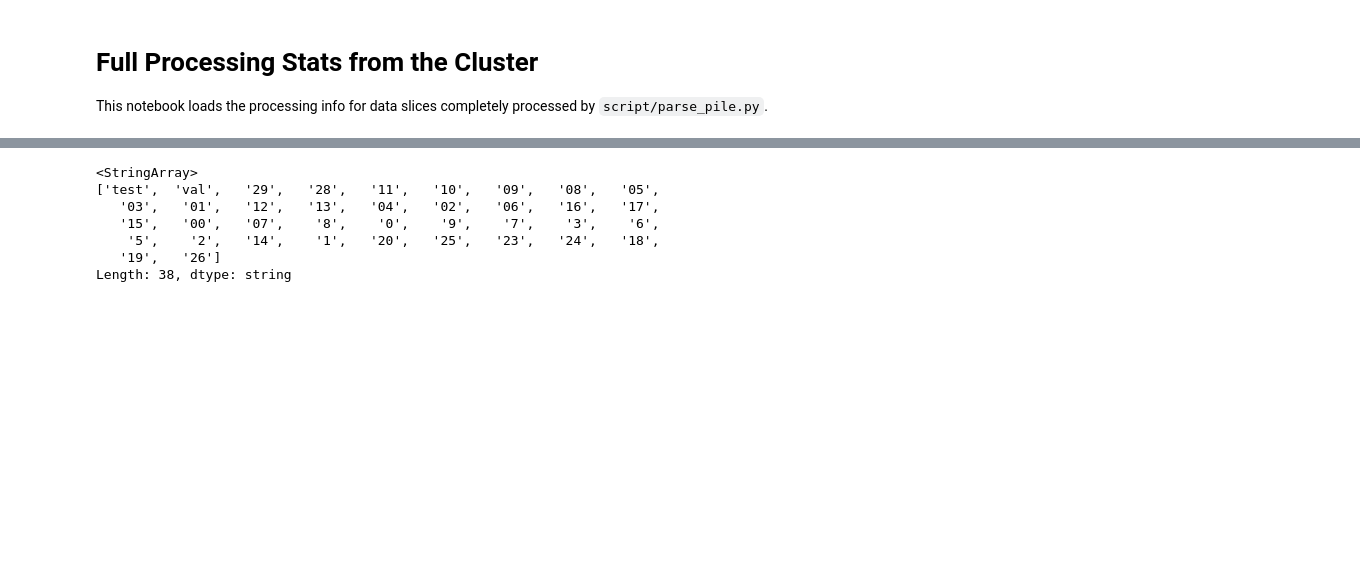
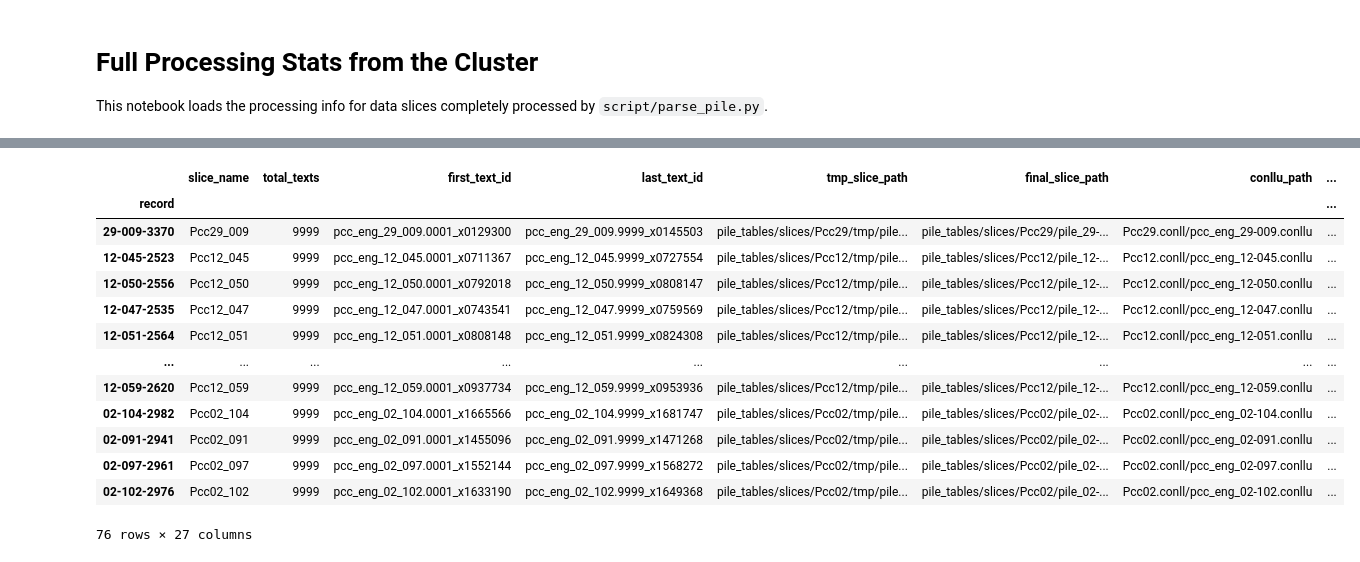
Before and after one commit to MatsRooth/puddin, a Jupyter notebook: notebooks/view_processing-index-csv.ipynb, the cells around one changed output, grey strips where cells are left out. Cells and saved outputs as stored; diff of their text form; code cells hidden in the pictures; blank space fills up the shorter version.

```diff
--- a/notebooks/view_processing-index-csv.ipynb
+++ b/notebooks/view_processing-index-csv.ipynb
@@ -54,10 +102,21 @@ Name: time, dtype: object
-# %%
-info.data_origin_group.unique()
-# %% [output]
-<StringArray>
-['test',  'val',   '29',   '28',   '11',   '10',   '09',   '08',   '05',
-   '03',   '01',   '12',   '13',   '04',   '02',   '06',   '16',   '17',
-   '15',   '00',   '07',    '8',    '0',    '9',    '7',    '3',    '6',
-    '5',    '2',   '14',    '1',   '20',   '25',   '23',   '24',   '18',
-   '19',   '26']
-Length: 38, dtype: string
+# %%
+sec_dstats = (info.seconds).describe()
+
+lower = sec_dstats[4] + (sec_dstats[4] - sec_dstats[5]) *1.5
+fast = info.loc[info.seconds < lower, :]
+fast.sort_values('seconds')
+# %% [output]
+|  | slice_name | total_texts | first_text_id | last_text_id | tmp_slice_path | final_slice_path | conllu_path | ... |
+| record |  |  |  |  |  |  |  | ... |
+| 29-009-3370 | Pcc29_009 | 9999 | pcc_eng_29_009.0001_x0129300 | pcc_eng_29_009.9999_x0145503 | pile_tables/slices/Pcc29/tmp/pile... | pile_tables/slices/Pcc29/pile_29-... | Pcc29.conll/pcc_eng_29-009.conllu | ... |
+| 12-045-2523 | Pcc12_045 | 9999 | pcc_eng_12_045.0001_x0711367 | pcc_eng_12_045.9999_x0727554 | pile_tables/slices/Pcc12/tmp/pile... | pile_tables/slices/Pcc12/pile_12-... | Pcc12.conll/pcc_eng_12-045.conllu | ... |
+| 12-050-2556 | Pcc12_050 | 9999 | pcc_eng_12_050.0001_x0792018 | pcc_eng_12_050.9999_x0808147 | pile_tables/slices/Pcc12/tmp/pile... | pile_tables/slices/Pcc12/pile_12-... | Pcc12.conll/pcc_eng_12-050.conllu | ... |
+| 12-047-2535 | Pcc12_047 | 9999 | pcc_eng_12_047.0001_x0743541 | pcc_eng_12_047.9999_x0759569 | pile_tables/slices/Pcc12/tmp/pile... | pile_tables/slices/Pcc12/pile_12-... | Pcc12.conll/pcc_eng_12-047.conllu | ... |
+| 12-051-2564 | Pcc12_051 | 9999 | pcc_eng_12_051.0001_x0808148 | pcc_eng_12_051.9999_x0824308 | pile_tables/slices/Pcc12/tmp/pile... | pile_tables/slices/Pcc12/pile_12-... | Pcc12.conll/pcc_eng_12-051.conllu | ... |
+| ... | ... | ... | ... | ... | ... | ... | ... | ... |
+| 12-059-2620 | Pcc12_059 | 9999 | pcc_eng_12_059.0001_x0937734 | pcc_eng_12_059.9999_x0953936 | pile_tables/slices/Pcc12/tmp/pile... | pile_tables/slices/Pcc12/pile_12-... | Pcc12.conll/pcc_eng_12-059.conllu | ... |
+| 02-104-2982 | Pcc02_104 | 9999 | pcc_eng_02_104.0001_x1665566 | pcc_eng_02_104.9999_x1681747 | pile_tables/slices/Pcc02/tmp/pile... | pile_tables/slices/Pcc02/pile_02-... | Pcc02.conll/pcc_eng_02-104.conllu | ... |
+| 02-091-2941 | Pcc02_091 | 9999 | pcc_eng_02_091.0001_x1455096 | pcc_eng_02_091.9999_x1471268 | pile_tables/slices/Pcc02/tmp/pile... | pile_tables/slices/Pcc02/pile_02-... | Pcc02.conll/pcc_eng_02-091.conllu | ... |
+| 02-097-2961 | Pcc02_097 | 9999 | pcc_eng_02_097.0001_x1552144 | pcc_eng_02_097.9999_x1568272 | pile_tables/slices/Pcc02/tmp/pile... | pile_tables/slices/Pcc02/pile_02-... | Pcc02.conll/pcc_eng_02-097.conllu | ... |
+| 02-102-2976 | Pcc02_102 | 9999 | pcc_eng_02_102.0001_x1633190 | pcc_eng_02_102.9999_x1649368 | pile_tables/slices/Pcc02/tmp/pile... | pile_tables/slices/Pcc02/pile_02-... | Pcc02.conll/pcc_eng_02-102.conllu | ... |
+76 rows × 27 columns
```
Also changed, not shown: parts of 20 cells of this notebook, 6 other files.
